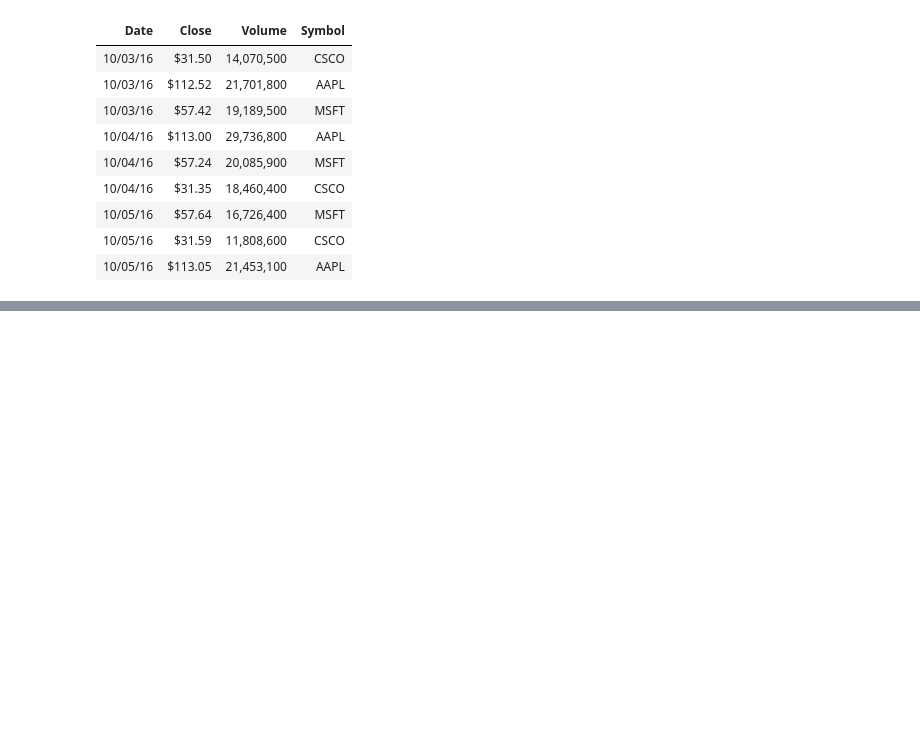
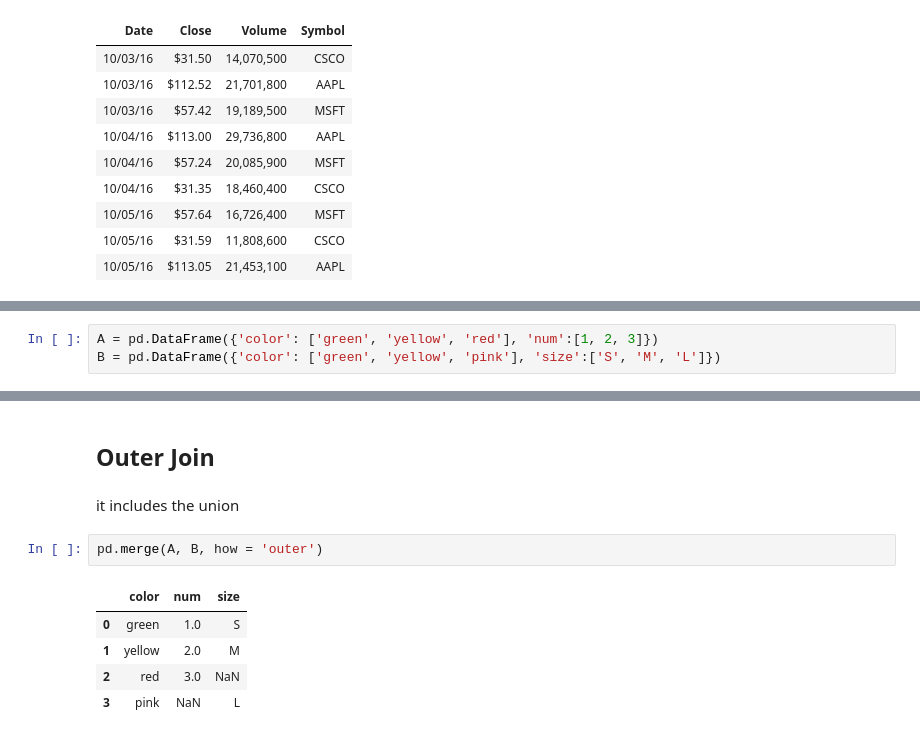
Before and after one commit to A2Zntu/InternWorks, a Jupyter notebook: Pandas_practice.ipynb, the cells around one changed output, grey strips where cells are left out. Drawn from its saved outputs; the diff is of its cells as text; blank space fills up the shorter version.

```diff
--- a/Pandas_practice.ipynb
+++ b/Pandas_practice.ipynb
@@ -228,0 +307,3 @@ stocks.style.format(format_dict)
+# %%
+A = pd.DataFrame({'color': ['green', 'yellow', 'red'], 'num':[1, 2, 3]})
+B = pd.DataFrame({'color': ['green', 'yellow', 'pink'], 'size':['S', 'M', 'L']})
@@ -228,0 +334,12 @@ stocks.style.format(format_dict)
+# %% [markdown]
+## Outer Join
+# %% [markdown]
+it includes the union
+# %%
+pd.merge(A, B, how = 'outer')
+# %% [output]
+|  | color | num | size |
+| 0 | green | 1.0 | S |
+| 1 | yellow | 2.0 | M |
+| 2 | red | 3.0 | NaN |
+| 3 | pink | NaN | L |
```
Also changed, not shown: parts of 25 cells of this notebook, 4 other files.
